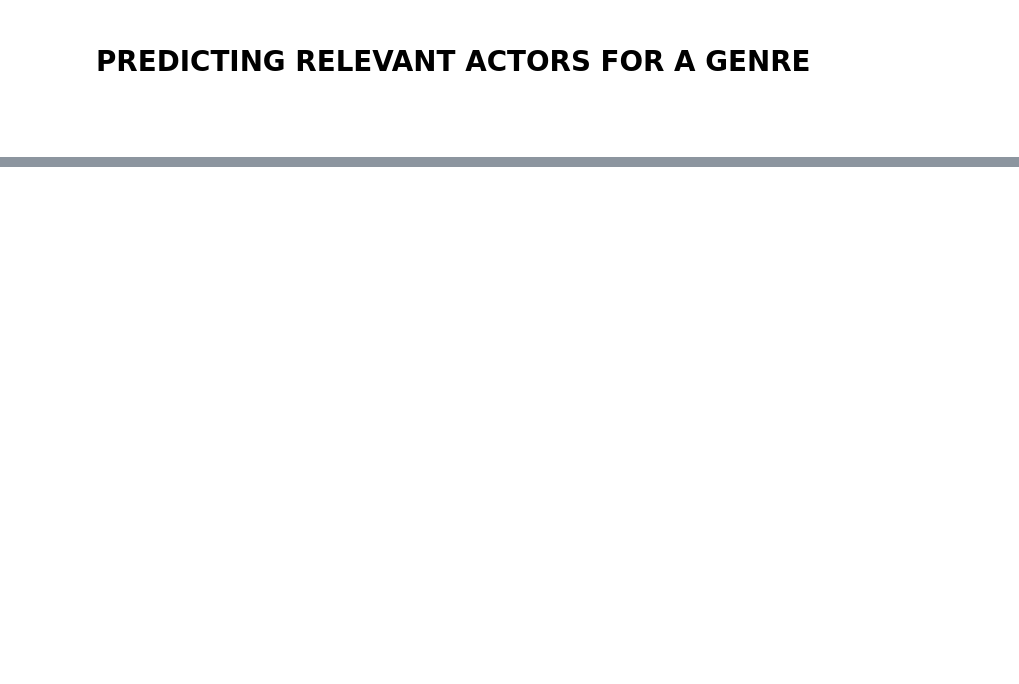
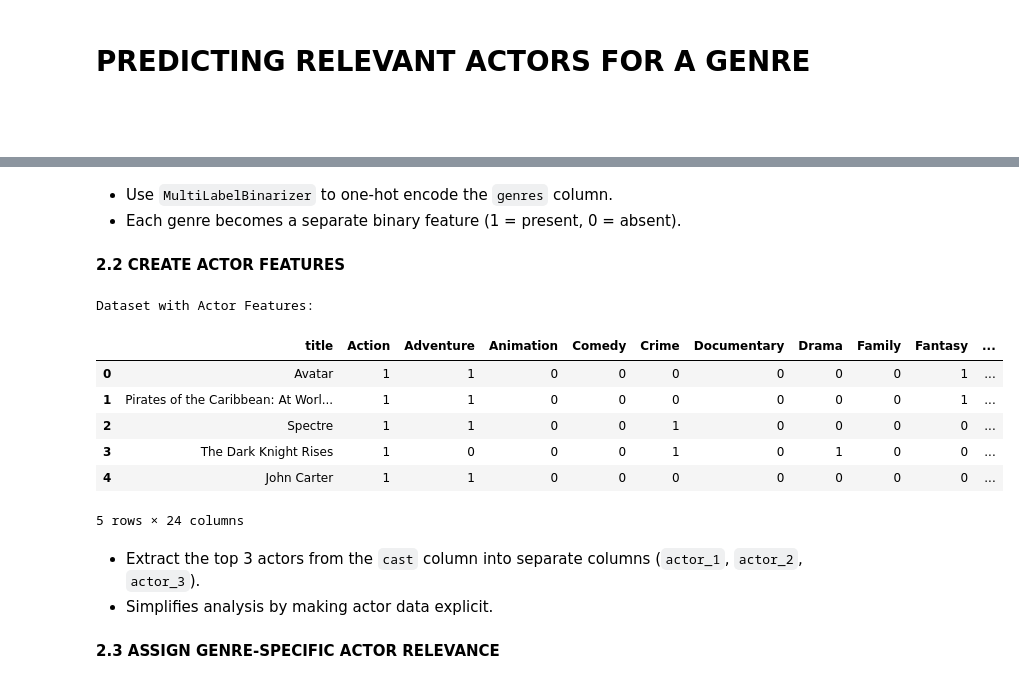
Before and after one commit to jenuzho/ML-WEB-APP-Using-Flask, a Jupyter notebook: src/explore.ipynb, the cells around one changed output, grey strips where cells are left out. Saved outputs shown, nothing was run; the diff lists cells and outputs as text; code cells hidden in the pictures; blank space fills up the shorter version.

```diff
--- a/src/explore.ipynb
+++ b/src/explore.ipynb
@@ -171,0 +108,13 @@ The function creates a new column called `success` in the DataFrame `movies_df`,
+# %%
+# Extract top 3 actor names from the JSON-like column
+def extract_top_actors(cast_column):
+    try:
+        return [actor['name'] for actor in ast.literal_eval(cast_column)[:3]]  # Top 3 actors
+    except (ValueError, SyntaxError):
+        return []
+
+merged_data['cast'] = merged_data['cast'].apply(extract_top_actors)
+
+# Display processed cast
+print("Processed Cast:")
+print(merged_data[['title', 'cast']].head())
@@ -171,0 +154,13 @@ The function creates a new column called `success` in the DataFrame `movies_df`,
+# %%
+mlb = MultiLabelBinarizer()
+genres_encoded = pd.DataFrame(mlb.fit_transform(merged_data['genres']), columns=mlb.classes_)
+
+# Add encoded genres back to the dataset
+merged_data = pd.concat([merged_data, genres_encoded], axis=1)
+
+# Drop the original 'genres' column
+merged_data.drop('genres', axis=1, inplace=True)
+
+# Display the dataset with encoded genres
+print("Dataset with Encoded Genres:")
+print(merged_data.head())
@@ -171,0 +185,30 @@ The function creates a new column called `success` in the DataFrame `movies_df`,
+# %% [markdown]
+- Use `MultiLabelBinarizer` to one-hot encode the `genres` column.
+- Each genre becomes a separate binary feature (1 = present, 0 = absent).
+# %% [markdown]
+**2.2 CREATE ACTOR FEATURES**
+# %%
+# Flatten the cast list into individual actor columns
+for i in range(3):
+    merged_data[f'actor_{i+1}'] = merged_data['cast'].apply(lambda x: x[i] if len(x) > i else None)
+
+# Drop the original 'cast' column
+merged_data.drop('cast', axis=1, inplace=True)
+# %%
+# Display dataset with actor columns
+print("Dataset with Actor Features:")
+merged_data.head()
+# %% [output]
+Dataset with Actor Features:
+|  | title | Action | Adventure | Animation | Comedy | Crime | Documentary | Drama | Family | Fantasy | ... |
+| 0 | Avatar | 1 | 1 | 0 | 0 | 0 | 0 | 0 | 0 | 1 | ... |
+| 1 | Pirates of the Caribbean: At Worl... | 1 | 1 | 0 | 0 | 0 | 0 | 0 | 0 | 1 | ... |
+| 2 | Spectre | 1 | 1 | 0 | 0 | 1 | 0 | 0 | 0 | 0 | ... |
+| 3 | The Dark Knight Rises | 1 | 0 | 0 | 0 | 1 | 0 | 1 | 0 | 0 | ... |
+| 4 | John Carter | 1 | 1 | 0 | 0 | 0 | 0 | 0 | 0 | 0 | ... |
+5 rows × 24 columns
+# %% [markdown]
+- Extract the top 3 actors from the `cast` column into separate columns (`actor_1`, `actor_2`, `actor_3`).
+- Simplifies analysis by making actor data explicit.
+# %% [markdown]
+**2.3 ASSIGN GENRE-SPECIFIC ACTOR RELEVANCE**
```
Also changed, not shown: parts of 38 cells of this notebook, 1 other file.
